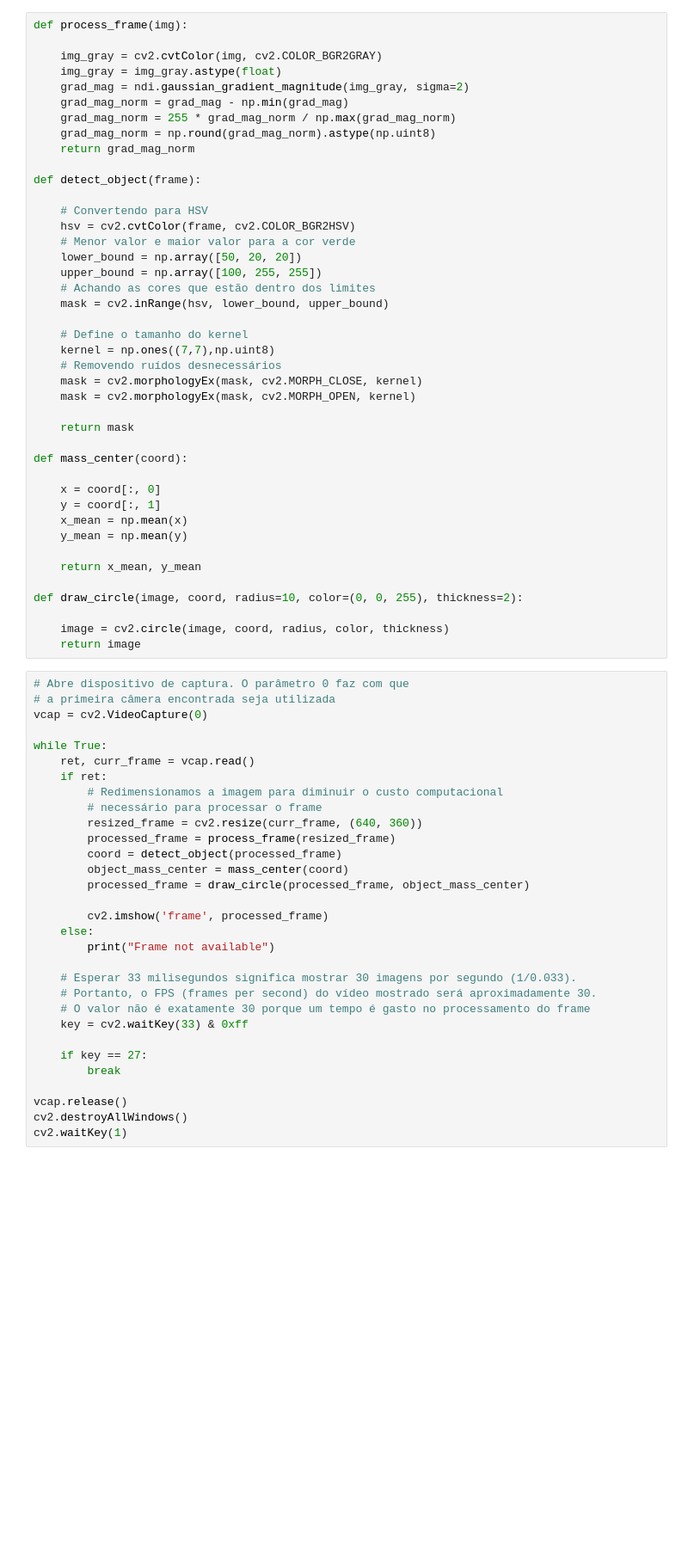
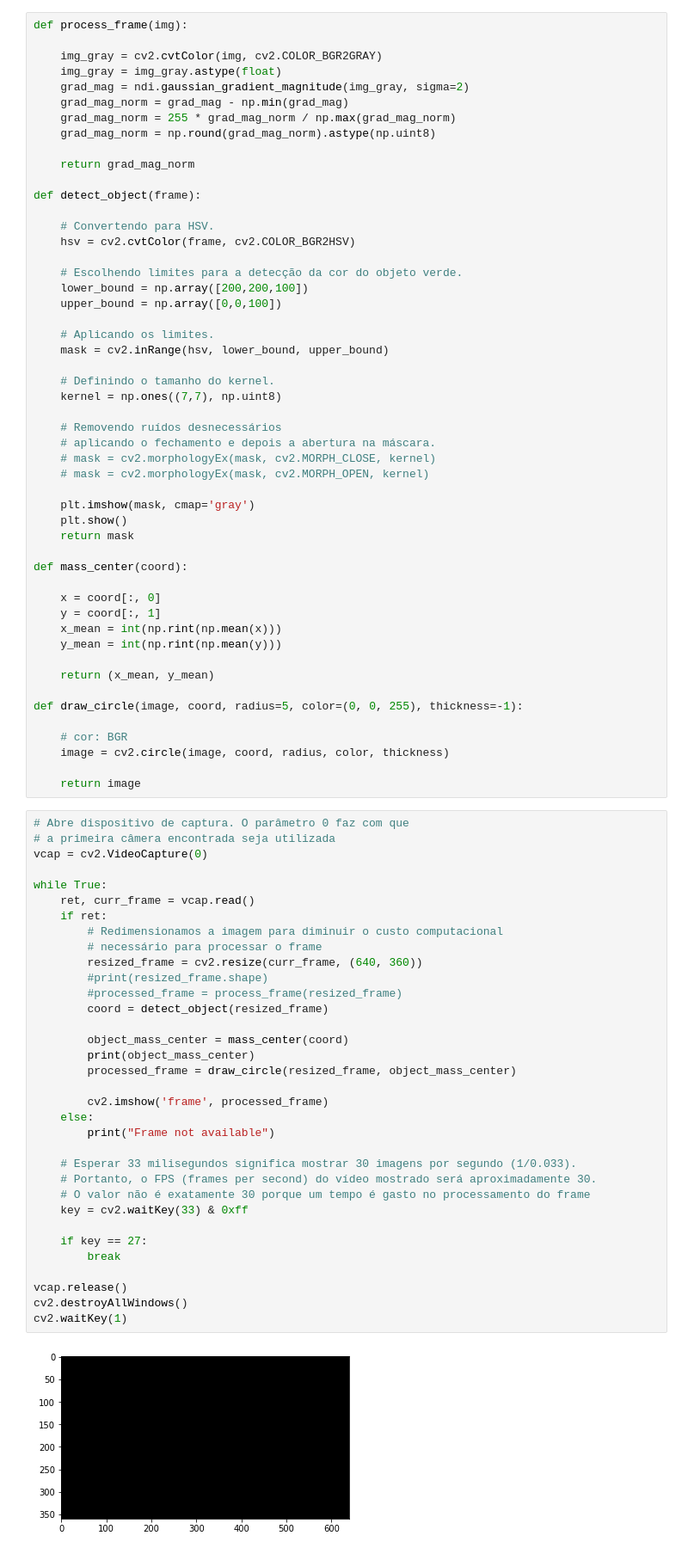
Before and after one commit to Sfrev/PDI-Trabalho4, a Jupyter notebook: trabalho4.ipynb, the cells around one changed output. Shown at 86% size. Cells and saved outputs as stored; diff of their text form; blank space fills up the shorter version.

```diff
--- a/trabalho4.ipynb
+++ b/trabalho4.ipynb
@@ -30,67 +29,81 @@ def process_frame(img):
     grad_mag_norm = grad_mag - np.min(grad_mag)
     grad_mag_norm = 255 * grad_mag_norm / np.max(grad_mag_norm)
     grad_mag_norm = np.round(grad_mag_norm).astype(np.uint8)
+
     return grad_mag_norm
 
 def detect_object(frame):
 
-    # Convertendo para HSV
+    # Convertendo para HSV.
     hsv = cv2.cvtColor(frame, cv2.COLOR_BGR2HSV)
-    # Menor valor e maior valor para a cor verde
-    lower_bound = np.array([50, 20, 20])
-    upper_bound = np.array([100, 255, 255])
-    # Achando as cores que estão dentro dos limites
+
+    # Escolhendo limites para a detecção da cor do objeto verde.
+    lower_bound = np.array([200,200,100])
+    upper_bound = np.array([0,0,100])
+
+    # Aplicando os limites.
     mask = cv2.inRange(hsv, lower_bound, upper_bound)
 
-    # Define o tamanho do kernel
-    kernel = np.ones((7,7),np.uint8)
+    # Definindo o tamanho do kernel.
+    kernel = np.ones((7,7), np.uint8)
+
     # Removendo ruídos desnecessários
-    mask = cv2.morphologyEx(mask, cv2.MORPH_CLOSE, kernel)
-    mask = cv2.morphologyEx(mask, cv2.MORPH_OPEN, kernel)
+    # aplicando o fechamento e depois a abertura na máscara.
+    # mask = cv2.morphologyEx(mask, cv2.MORPH_CLOSE, kernel)
+    # mask = cv2.morphologyEx(mask, cv2.MORPH_OPEN, kernel)
 
+    plt.imshow(mask, cmap='gray')
+    plt.show()
     return mask
 
 def mass_center(coord):
 
     x = coord[:, 0]
     y = coord[:, 1]
-    x_mean = np.mean(x)
-    y_mean = np.mean(y)
+    x_mean = int(np.rint(np.mean(x)))
+    y_mean = int(np.rint(np.mean(y)))
 
-    return x_mean, y_mean
+    return (x_mean, y_mean)
 
-def draw_circle(image, coord, radius=10, color=(0, 0, 255), thickness=2):
+def draw_circle(image, coord, radius=5, color=(0, 0, 255), thickness=-1):
 
+    # cor: BGR
     image = cv2.circle(image, coord, radius, color, thickness)
+
     return image
 # %%
 # Abre dispositivo de captura. O parâmetro 0 faz com que
 # a primeira câmera encontrada seja utilizada
 vcap = cv2.VideoCapture(0)
 
 while True:
     ret, curr_frame = vcap.read()
     if ret:
         # Redimensionamos a imagem para diminuir o custo computacional
         # necessário para processar o frame
         resized_frame = cv2.resize(curr_frame, (640, 360))
-        processed_frame = process_frame(resized_frame)
-        coord = detect_object(processed_frame)
+        #print(resized_frame.shape)
+        #processed_frame = process_frame(resized_frame)
+        coord = detect_object(resized_frame)
+
         object_mass_center = mass_center(coord)
-        processed_frame = draw_circle(processed_frame, object_mass_center)
+        print(object_mass_center)
+        processed_frame = draw_circle(resized_frame, object_mass_center)
 
         cv2.imshow('frame', processed_frame)
     else:
         print("Frame not available")
 
     # Esperar 33 milisegundos significa mostrar 30 imagens por segundo (1/0.033).
     # Portanto, o FPS (frames per second) do vídeo mostrado será aproximadamente 30.
     # O valor não é exatamente 30 porque um tempo é gasto no processamento do frame
     key = cv2.waitKey(33) & 0xff
 
     if key == 27:
         break
 
 vcap.release()
 cv2.destroyAllWindows()
 cv2.waitKey(1)
+# %% [output]
+[figure, added]
```
Also changed, not shown: parts of 3 cells of this notebook.
